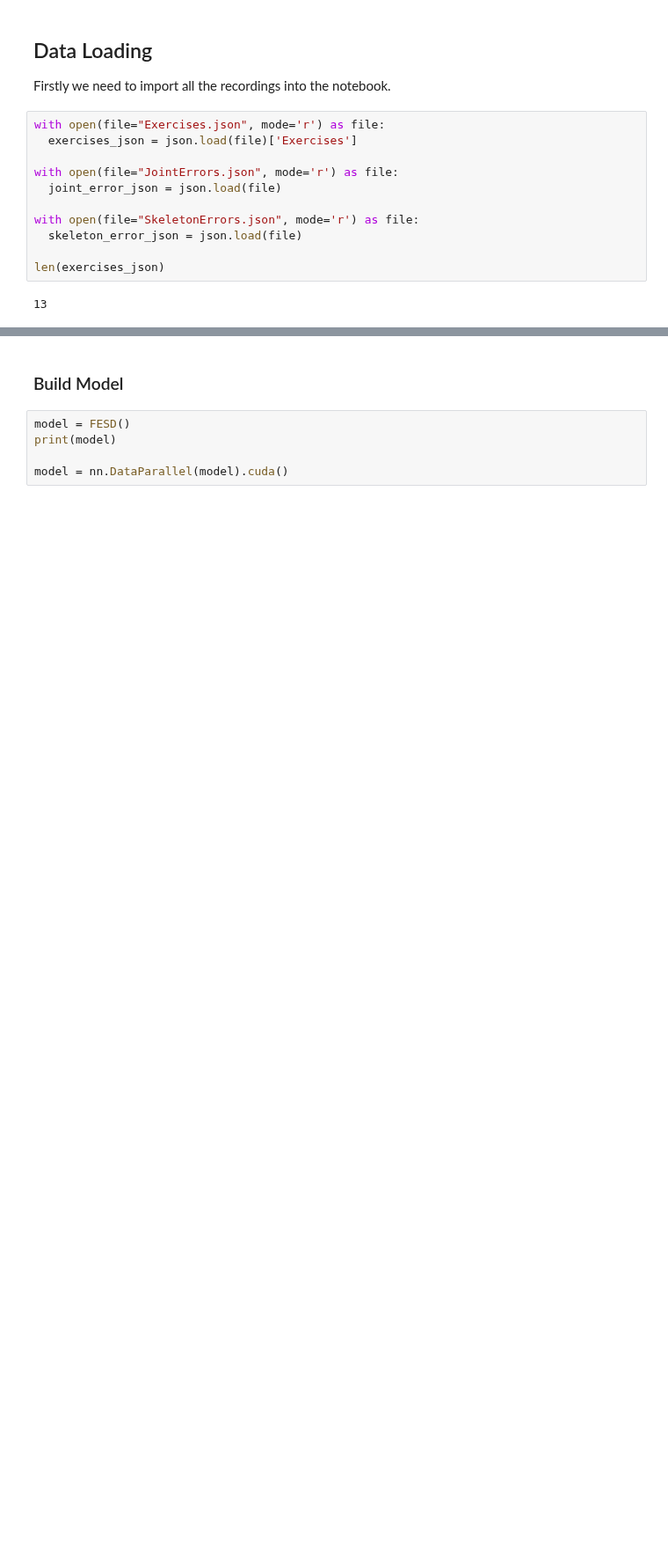
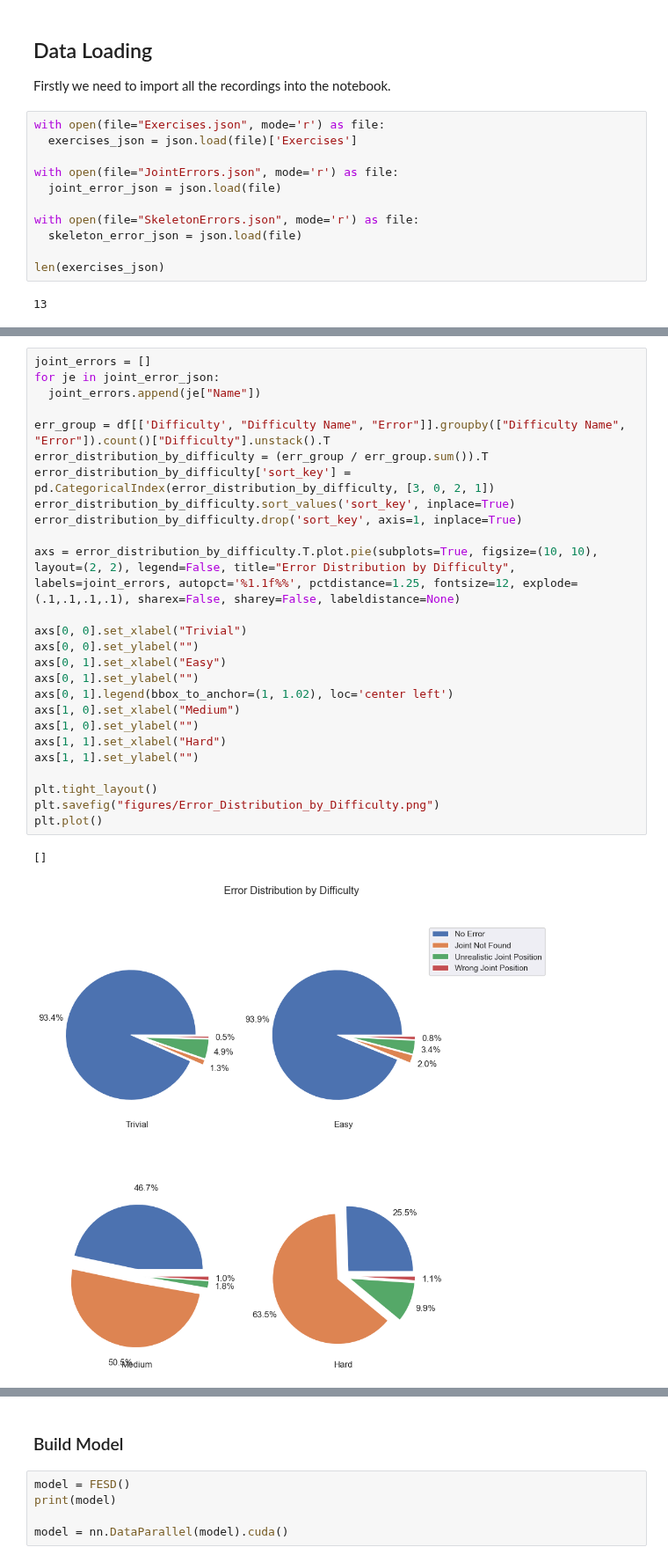
Before and after one commit to LeonardoPohl/FESD, a Jupyter notebook: FESDModel/FESDModel.ipynb, the cells around one changed output, grey strips where cells are left out. Shown at 88% size. Saved outputs shown, nothing was run; the diff lists cells and outputs as text; blank space fills up the shorter version.

```diff
--- a/FESDModel/FESDModel.ipynb
+++ b/FESDModel/FESDModel.ipynb
@@ -336,0 +236,29 @@ plt.show()
+# %%
+joint_errors = []
+for je in joint_error_json:
+  joint_errors.append(je["Name"])
+
+err_group = df[['Difficulty', "Difficulty Name", "Error"]].groupby(["Difficulty Name", "Error"]).count()["Difficulty"].unstack().T
+error_distribution_by_difficulty = (err_group / err_group.sum()).T
+error_distribution_by_difficulty['sort_key'] = pd.CategoricalIndex(error_distribution_by_difficulty, [3, 0, 2, 1])
+error_distribution_by_difficulty.sort_values('sort_key', inplace=True)
+error_distribution_by_difficulty.drop('sort_key', axis=1, inplace=True)
+
+axs = error_distribution_by_difficulty.T.plot.pie(subplots=True, figsize=(10, 10), layout=(2, 2), legend=False, title="Error Distribution by Difficulty", labels=joint_errors, autopct='%1.1f%%', pctdistance=1.25, fontsize=12, explode=(.1,.1,.1,.1), sharex=False, sharey=False, labeldistance=None)
+
+axs[0, 0].set_xlabel("Trivial")
+axs[0, 0].set_ylabel("")
+axs[0, 1].set_xlabel("Easy")
+axs[0, 1].set_ylabel("")
+axs[0, 1].legend(bbox_to_anchor=(1, 1.02), loc='center left')
+axs[1, 0].set_xlabel("Medium")
+axs[1, 0].set_ylabel("")
+axs[1, 1].set_xlabel("Hard")
+axs[1, 1].set_ylabel("")
+
+plt.tight_layout()
+plt.savefig("figures/Error_Distribution_by_Difficulty.png")
+plt.plot()
+# %% [output]
+[]
+[figure, added]
```
Also changed, not shown: parts of 18 cells of this notebook, 4 other files.
